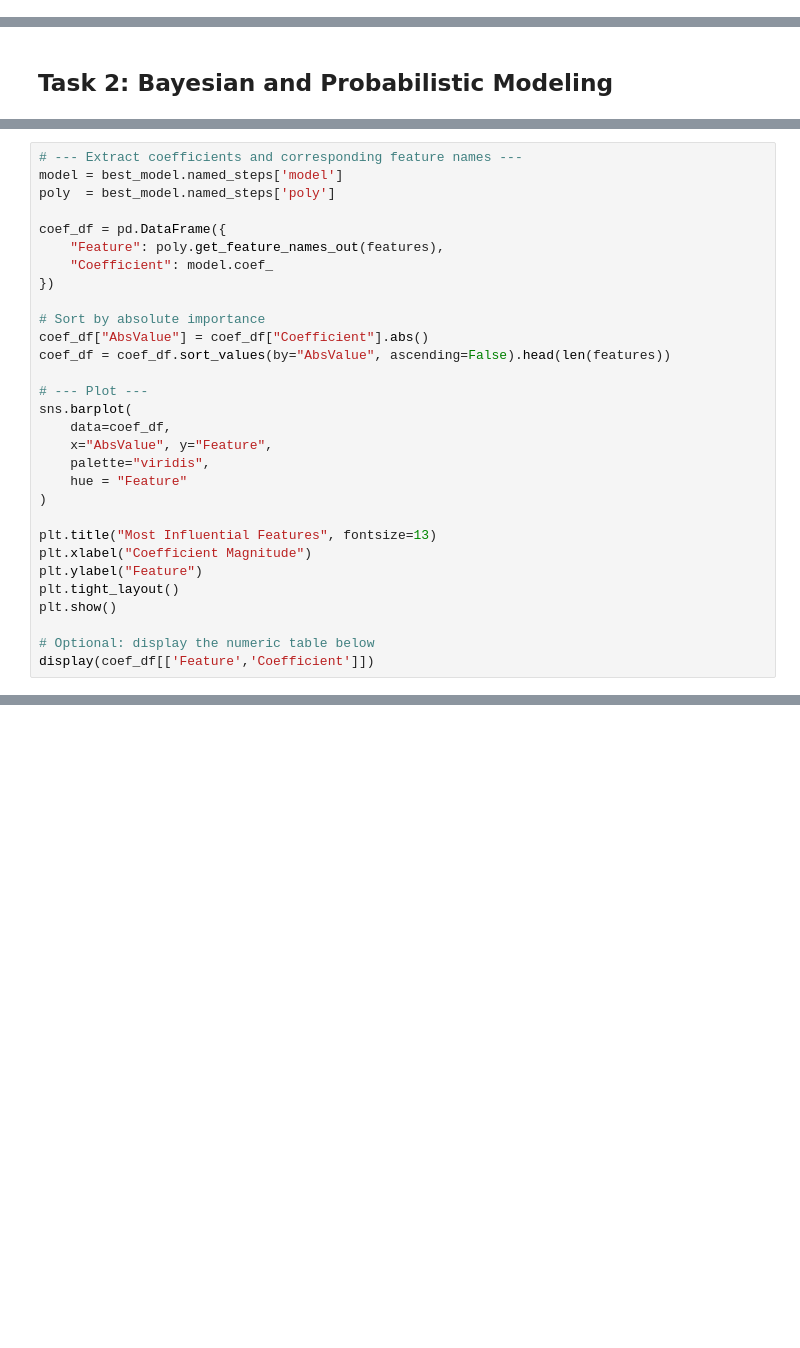
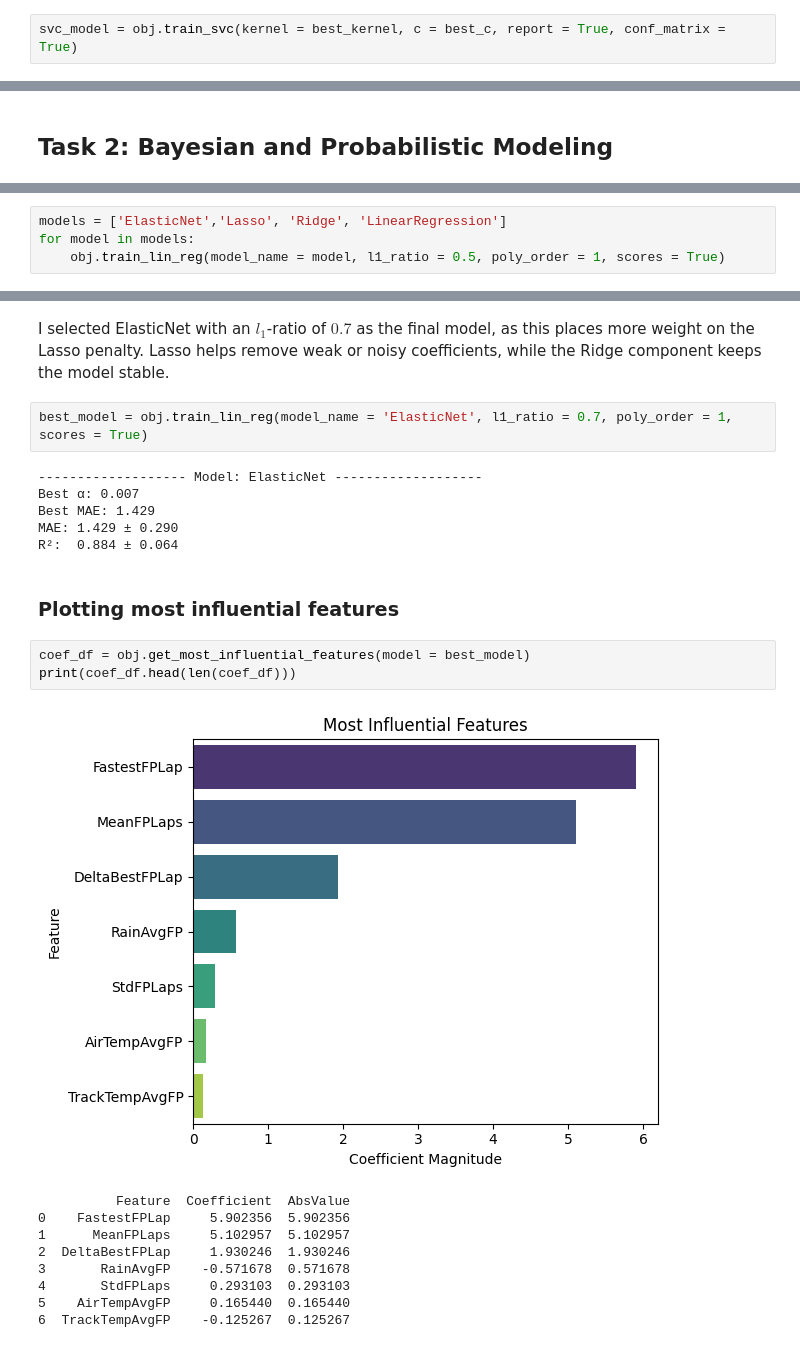
Before and after one commit to simengaasland/MOD550-F1-Project, a Jupyter notebook: MOD550-task3/task3_notebook.ipynb, the cells around one changed output, grey strips where cells are left out. Saved outputs shown, nothing was run; the diff lists cells and outputs as text; blank space fills up the shorter version.

```diff
--- a/MOD550-task3/task3_notebook.ipynb
+++ b/MOD550-task3/task3_notebook.ipynb
@@ -128,0 +32,2 @@ plt.show()
+# %%
+svc_model = obj.train_svc(kernel = best_kernel, c = best_c, report = True, conf_matrix = True)
@@ -337,30 +128,0 @@ R²:  0.922 ± 0.055
-# %%
-# --- Extract coefficients and corresponding feature names ---
-model = best_model.named_steps['model']
-poly  = best_model.named_steps['poly']
-
-coef_df = pd.DataFrame({
-    "Feature": poly.get_feature_names_out(features),
-    "Coefficient": model.coef_
-})
-
-# Sort by absolute importance
-coef_df["AbsValue"] = coef_df["Coefficient"].abs()
-coef_df = coef_df.sort_values(by="AbsValue", ascending=False).head(len(features))
-
-# --- Plot ---
-sns.barplot(
-    data=coef_df,
-    x="AbsValue", y="Feature",
-    palette="viridis",
-    hue = "Feature"
-)
-
-plt.title("Most Influential Features", fontsize=13)
-plt.xlabel("Coefficient Magnitude")
-plt.ylabel("Feature")
-plt.tight_layout()
-plt.show()
-
-# Optional: display the numeric table below
-display(coef_df[['Feature','Coefficient']])
@@ -451,0 +133,4 @@ plt.show()
+# %%
+models = ['ElasticNet','Lasso', 'Ridge', 'LinearRegression']
+for model in models:
+    obj.train_lin_reg(model_name = model, l1_ratio = 0.5, poly_order = 1, scores = True)
@@ -451,0 +159,25 @@ plt.show()
+# %% [markdown]
+I selected ElasticNet with an $l_1$-ratio of $0.7$ as the final model, as this places more weight on the Lasso penalty. Lasso helps remove weak or noisy coefficients, while the Ridge component keeps the model stable.
+# %%
+best_model = obj.train_lin_reg(model_name = 'ElasticNet', l1_ratio = 0.7, poly_order = 1, scores = True)
+# %% [output]
+------------------- Model: ElasticNet -------------------
+Best α: 0.007
+Best MAE: 1.429
+MAE: 1.429 ± 0.290
+R²:  0.884 ± 0.064
+# %% [markdown]
+### Plotting most influential features
+# %%
+coef_df = obj.get_most_influential_features(model = best_model)
+print(coef_df.head(len(coef_df)))
+# %% [output]
+[figure, added]
+          Feature  Coefficient  AbsValue
+0    FastestFPLap     5.902356  5.902356
+1      MeanFPLaps     5.102957  5.102957
+2  DeltaBestFPLap     1.930246  1.930246
+3       RainAvgFP    -0.571678  0.571678
+4       StdFPLaps     0.293103  0.293103
+5    AirTempAvgFP     0.165440  0.165440
+6  TrackTempAvgFP    -0.125267  0.125267
```
Also changed, not shown: parts of 36 cells of this notebook.
